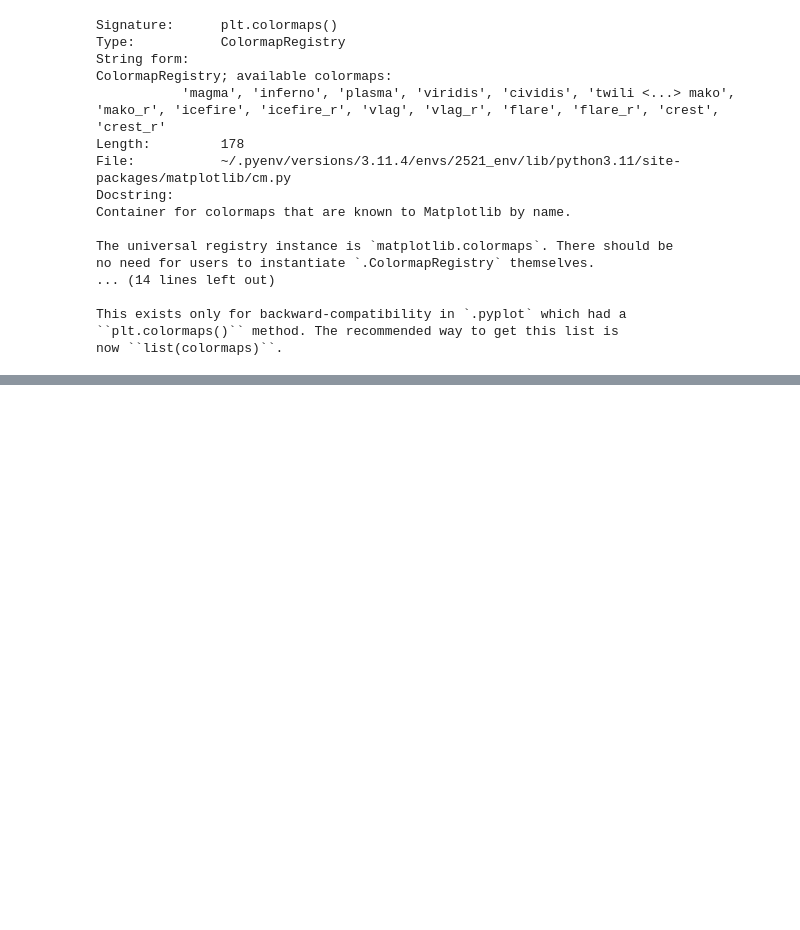
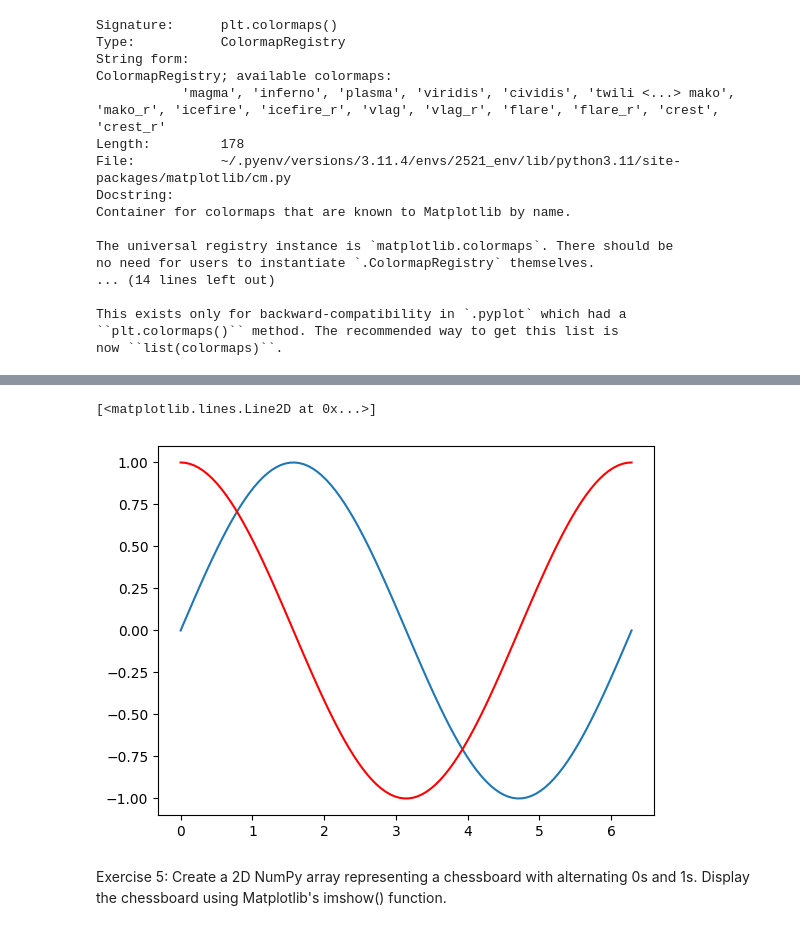
Before and after one commit to morey-ow/cs2521-summer2023, a Jupyter notebook: chapter4notes.ipynb, the cells around one changed output, grey strips where cells are left out. Drawn from its saved outputs; the diff is of its cells as text; code cells hidden in the pictures; blank space fills up the shorter version.

```diff
--- a/chapter4notes.ipynb
+++ b/chapter4notes.ipynb
@@ -1144,0 +1306,3 @@ now ``list(colormaps)``.
+# %%
+x=np.linspace(0, 2*np.pi, 100)
+print(x)
@@ -1144,0 +1378,8 @@ now ``list(colormaps)``.
+# %%
+plt.plot(x, np.sin(x))
+plt.plot(x, np.cos(x), 'r')
+# %% [output]
+[<matplotlib.lines.Line2D at 0x...>]
+[figure, added]
+# %% [markdown]
+Exercise 5: Create a 2D NumPy array representing a chessboard with alternating 0s and 1s. Display the chessboard using Matplotlib's imshow() function.
```
Also changed, not shown: parts of 36 cells of this notebook.
